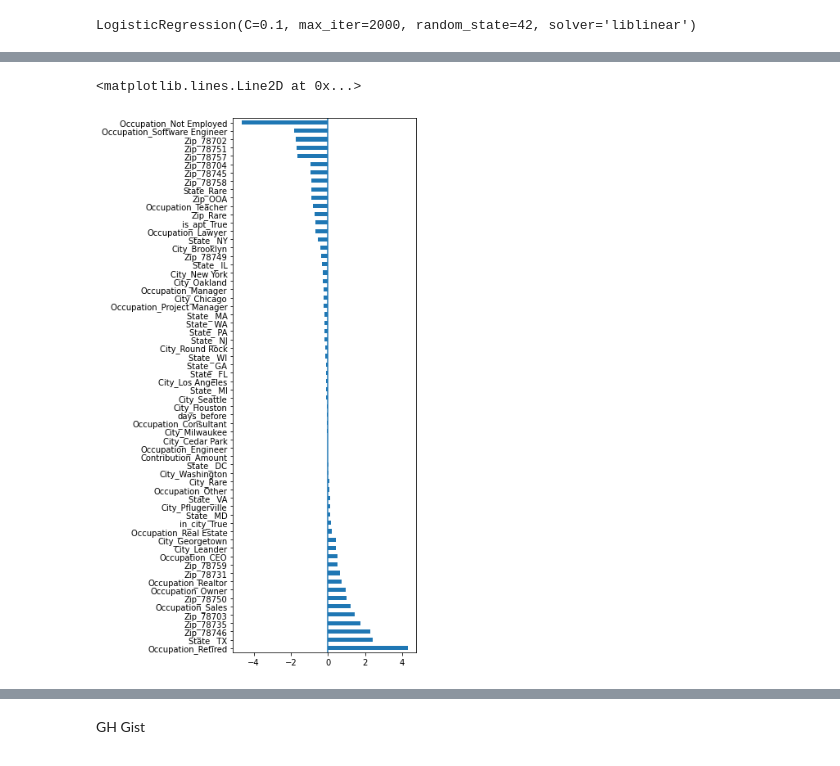
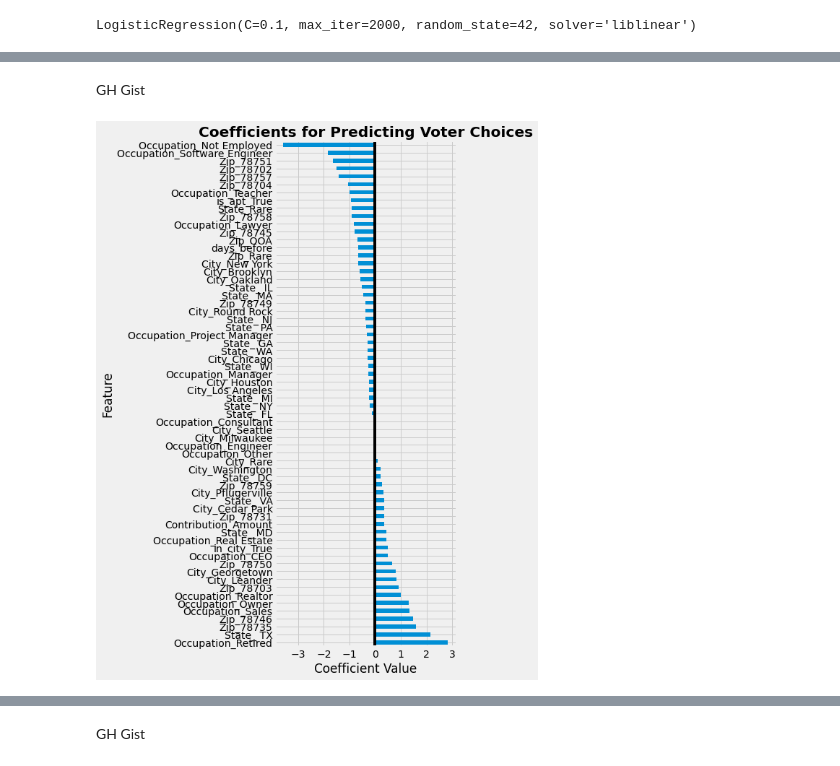
Before and after one commit to kuninethan95/PropB, a Jupyter notebook: PropB.ipynb, the cells around one changed output, grey strips where cells are left out. Saved outputs shown, nothing was run; the diff lists cells and outputs as text; code cells hidden in the pictures.

Commit message:
create gists

```diff
--- a/PropB.ipynb
+++ b/PropB.ipynb
@@ -1467,10 +1468,18 @@ coeff_series = pd.Series(log_reg.coef_.flatten(), index=X_train_ohe.columns).sor
-# %%
-ax = coeff_series.plot(kind='barh', figsize=(4,12))
-ax.axvline()
-# absolute value top 20
-# %% [output]
-<matplotlib.lines.Line2D at 0x...>
-[figure, removed]
+# %% [markdown]
+GH Gist
+# %%
+with plt.style.context('fivethirtyeight'):
+    fig, ax = plt.subplots(figsize=(4,12))
+
+    coeff_series = pd.Series(log_reg.coef_.flatten(), index=X_train_ohe.columns).sort_values(ascending=False)
+    ax = coeff_series.plot(kind='barh')
+    ax.axvline(color='black')
+
+    ax.set_title('Coefficients for Predicting Voter Choices', fontweight='bold')
+    ax.set_xlabel('Coefficient Value')
+    ax.set_ylabel('Feature');
+# %% [output]
+[figure, added]
 # %%
 df_coeff = coeff_series.to_frame()
 df_coeff.rename(columns={0:'Value'}, inplace=True)
```
Also changed, not shown: parts of 27 cells of this notebook.
